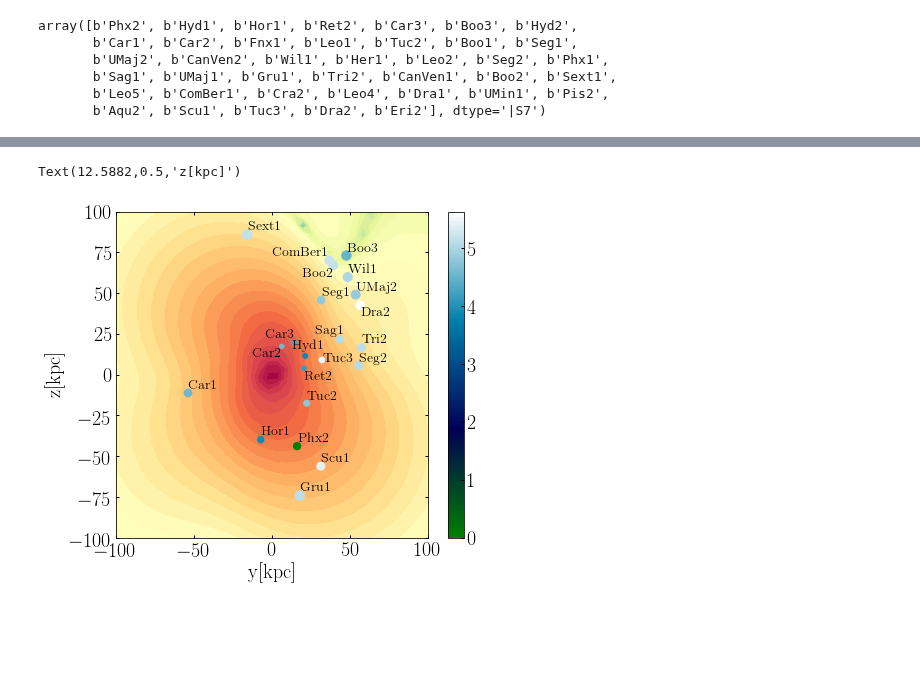
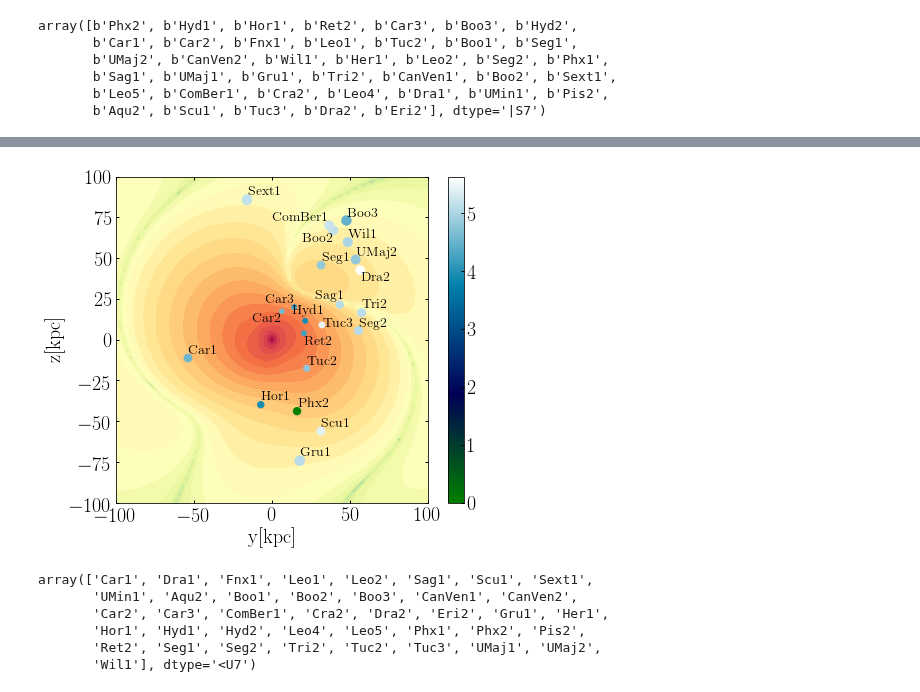
Before and after one commit to jngaravitoc/MW-LMC-SCF, a Jupyter notebook: code/LMC_satellites.ipynb, the cells around one changed output, grey strips where cells are left out. Saved outputs shown, nothing was run; the diff lists cells and outputs as text; code cells hidden in the pictures; blank space fills up the shorter version.

Commit message:
cool LMC satellites plots

```diff
--- a/code/LMC_satellites.ipynb
+++ b/code/LMC_satellites.ipynb
@@ -42,8 +42,8 @@ SS, TT, ST = coefficients_smoothing.read_cov_elements('../data/LMC/BFE_bound/LMC
 mass_lmc_1m = 5.585428569999600208e-06
 #mass_lmc_1m = 9.8424151727874e-06
 # %%
-y_grid = np.arange(-200, 200, 5.5)
-z_grid = np.arange(-200, 200, 5.5)
+y_grid = np.arange(-200, 200, 2.2)
+z_grid = np.arange(-200, 200, 2.2)
 y_grid, z_grid = meshgrid(y_grid, z_grid)
 bins=110
 
@@ -96,17 +96,16 @@ array([b'Phx2', b'Hyd1', b'Hor1', b'Ret2', b'Car3', b'Boo3', b'Hyd2',
 colors = (E[dist_cut]-np.min(E[dist_cut])+1)
 # %%
 figure(figsize=(7,6))
-contourf(y_grid, z_grid, np.log10(np.abs(rho_biff.reshape((73, 73)))), 40, cmap='Spectral_r')
+contourf(y_grid, z_grid, np.log10(np.abs(rho_biff.reshape((182, 182)))).T, 40, cmap='Spectral_r', origin='lower')
 im = scatter(y[dist_cut], z[dist_cut], s=d[dist_cut], c=np.log10(colors), cmap='ocean')
 xlim(-100, 100)
 ylim(-100, 100)
 texts = [plt.text(y[dist_cut][i], z[dist_cut][i],
                   (name.astype(str)[dist_cut][i]), fontsize=14) for i in range(len(x[dist_cut]))]
 adjust_text(texts)
 cbar = colorbar(im)
 xlabel('y[kpc]')
 ylabel('z[kpc]')
-#savefig('LMC bound_satellites.png', bbox_inches='tight')
+savefig('LMC bound_satellites.png', bbox_inches='tight')
 # %% [output]
-Text(12.5882,0.5,'z[kpc]')
-[figure, old version]
+[figure, new version]
@@ -112,0 +114,9 @@ Text(12.5882,0.5,'z[kpc]')
+# %%
+name.astype(str)
+# %% [output]
+array(['Car1', 'Dra1', 'Fnx1', 'Leo1', 'Leo2', 'Sag1', 'Scu1', 'Sext1',
+       'UMin1', 'Aqu2', 'Boo1', 'Boo2', 'Boo3', 'CanVen1', 'CanVen2',
+       'Car2', 'Car3', 'ComBer1', 'Cra2', 'Dra2', 'Eri2', 'Gru1', 'Her1',
+       'Hor1', 'Hyd1', 'Hyd2', 'Leo4', 'Leo5', 'Phx1', 'Phx2', 'Pis2',
+       'Ret2', 'Seg1', 'Seg2', 'Tri2', 'Tuc2', 'Tuc3', 'UMaj1', 'UMaj2',
+       'Wil1'], dtype='<U7')
```
Also changed, not shown: parts of 5 cells of this notebook.
